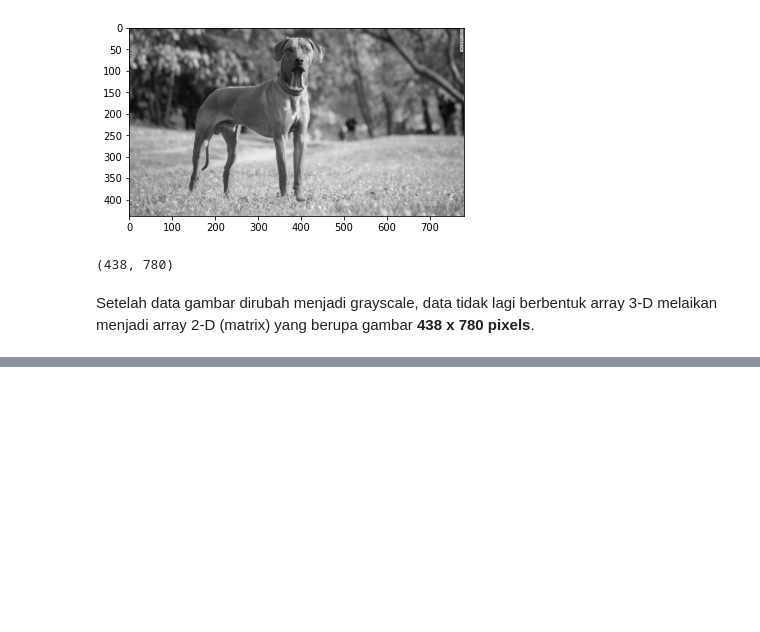
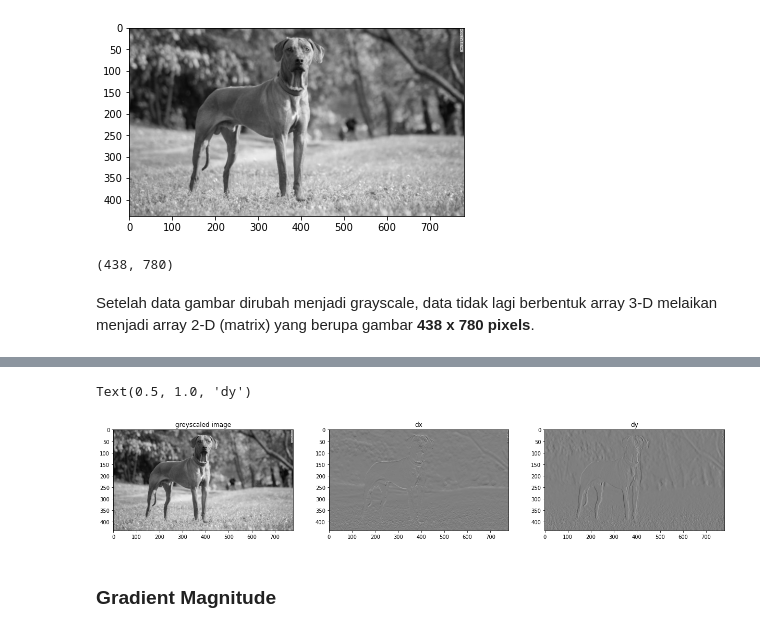
Before and after one commit to Penzragon/h8dsft_P0W2, a Jupyter notebook: script.ipynb, the cells around one changed output, grey strips where cells are left out. Saved outputs shown, nothing was run; the diff lists cells and outputs as text; code cells hidden in the pictures; blank space fills up the shorter version.

```diff
--- a/script.ipynb
+++ b/script.ipynb
@@ -134,0 +151,15 @@ Setelah data gambar dirubah menjadi grayscale, data tidak lagi berbentuk array 3
+# %%
+dx, dy = np.gradient(Gray)
+# %%
+fig, ax = plt.subplots(ncols=3,figsize=(21,5))
+ax[0].imshow(Gray, cmap='gray')
+ax[0].set_title('greyscaled image')
+ax[1].imshow(dx, cmap='gray')
+ax[1].set_title('dx')
+ax[2].imshow(dy, cmap='gray')
+ax[2].set_title('dy')
+# %% [output]
+Text(0.5, 1.0, 'dy')
+[figure, added]
+# %% [markdown]
+### Gradient Magnitude
```
Also changed, not shown: parts of 14 cells of this notebook.
